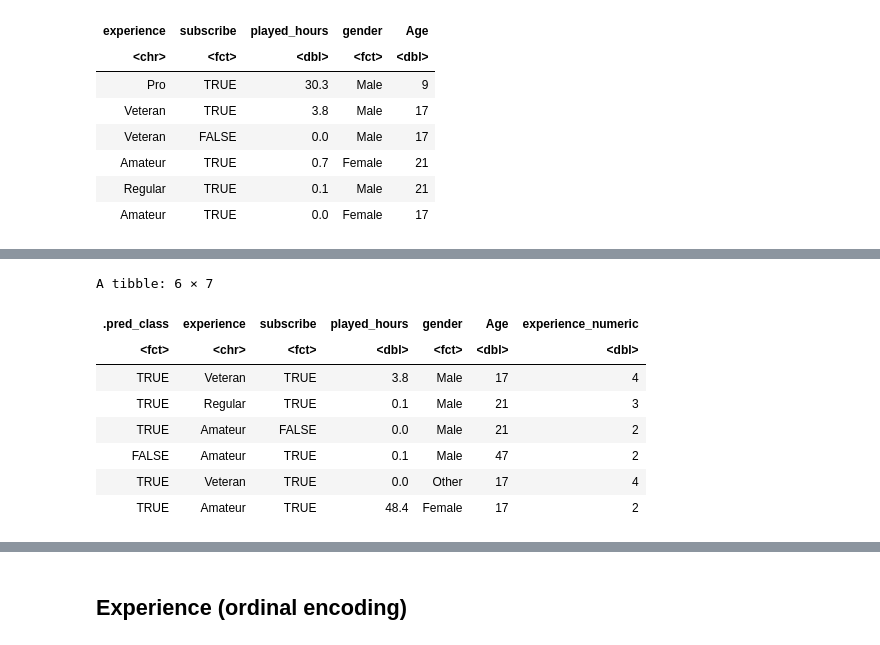
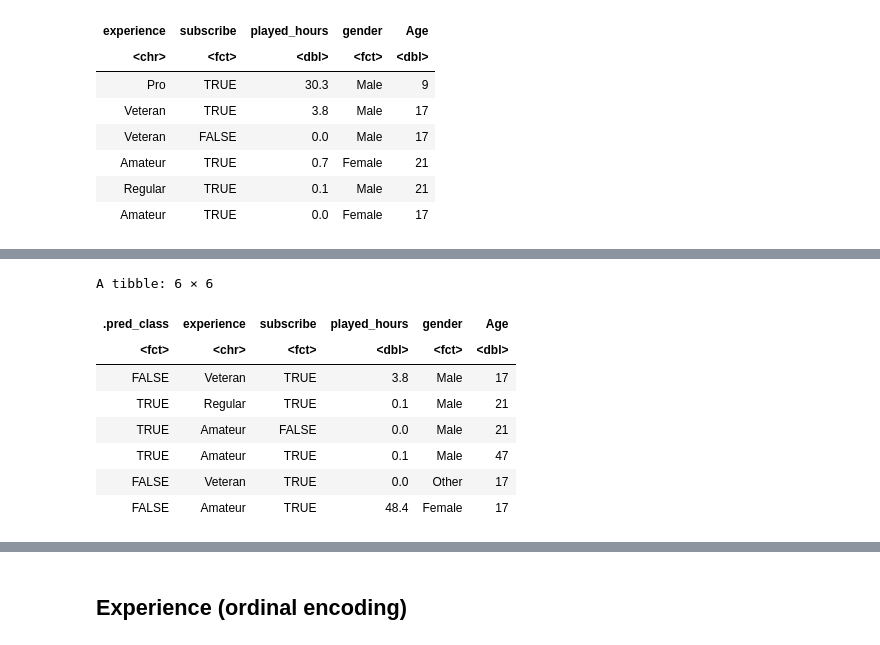
Before and after one commit to SusieFeng316/minecraft_project, a Jupyter notebook: Group.ipynb, the cells around one changed output, grey strips where cells are left out. Drawn from its saved outputs; the diff is of its cells as text; code cells hidden in the pictures.

```diff
--- a/Group.ipynb
+++ b/Group.ipynb
@@ -294,8 +270,7 @@ A tibble: 6 × 5
 | Amateur | TRUE | 0.0 | Female | 17 |
 # %%
 set.seed(1123)
-# split，非必须
 age_split <- initial_split(clean_players, prop = 0.75, strata = subscribe)
-age_train <- training(players_split)
-age_test <- testing(players_split)
+age_train <- training(age_split)
+age_test <- testing(age_split)
 # %%
@@ -340,4 +320,4 @@ A tibble: 6 × 2
 # %%
-age_spec <- nearest_neighbor(weight_func = "rectangular", neighbors = 8) |>
+age_spec <- nearest_neighbor(weight_func = "rectangular", neighbors = 19) |>
   set_engine("kknn") |>
   set_mode("classification")
@@ -346,19 +324,19 @@ age_vfold <- vfold_cv(age_train, v = 5, strata = subscribe)
 # %%
 age_fit <- workflow() |>
   add_recipe(age_recipe) |>
   add_model(age_spec) |>
-  fit(data = age_train)
+ fit(data = age_train)
 
 age_test_predictions <- predict(age_fit, age_test) |>
   bind_cols(age_test)
-head(age_test_pred)
+head(age_test_predictions)
 # %% [output]
-A tibble: 6 × 7
+A tibble: 6 × 6
-| .pred_class | experience | subscribe | played_hours | gender | Age | experience_numeric |
-| <fct> | <chr> | <fct> | <dbl> | <fct> | <dbl> | <dbl> |
-| TRUE | Veteran | TRUE | 3.8 | Male | 17 | 4 |
-| TRUE | Regular | TRUE | 0.1 | Male | 21 | 3 |
-| TRUE | Amateur | FALSE | 0.0 | Male | 21 | 2 |
-| FALSE | Amateur | TRUE | 0.1 | Male | 47 | 2 |
-| TRUE | Veteran | TRUE | 0.0 | Other | 17 | 4 |
-| TRUE | Amateur | TRUE | 48.4 | Female | 17 | 2 |
+| .pred_class | experience | subscribe | played_hours | gender | Age |
+| <fct> | <chr> | <fct> | <dbl> | <fct> | <dbl> |
+| FALSE | Veteran | TRUE | 3.8 | Male | 17 |
+| TRUE | Regular | TRUE | 0.1 | Male | 21 |
+| TRUE | Amateur | FALSE | 0.0 | Male | 21 |
+| TRUE | Amateur | TRUE | 0.1 | Male | 47 |
+| FALSE | Veteran | TRUE | 0.0 | Other | 17 |
+| FALSE | Amateur | TRUE | 48.4 | Female | 17 |
```
Also changed, not shown: parts of 62 cells of this notebook.
